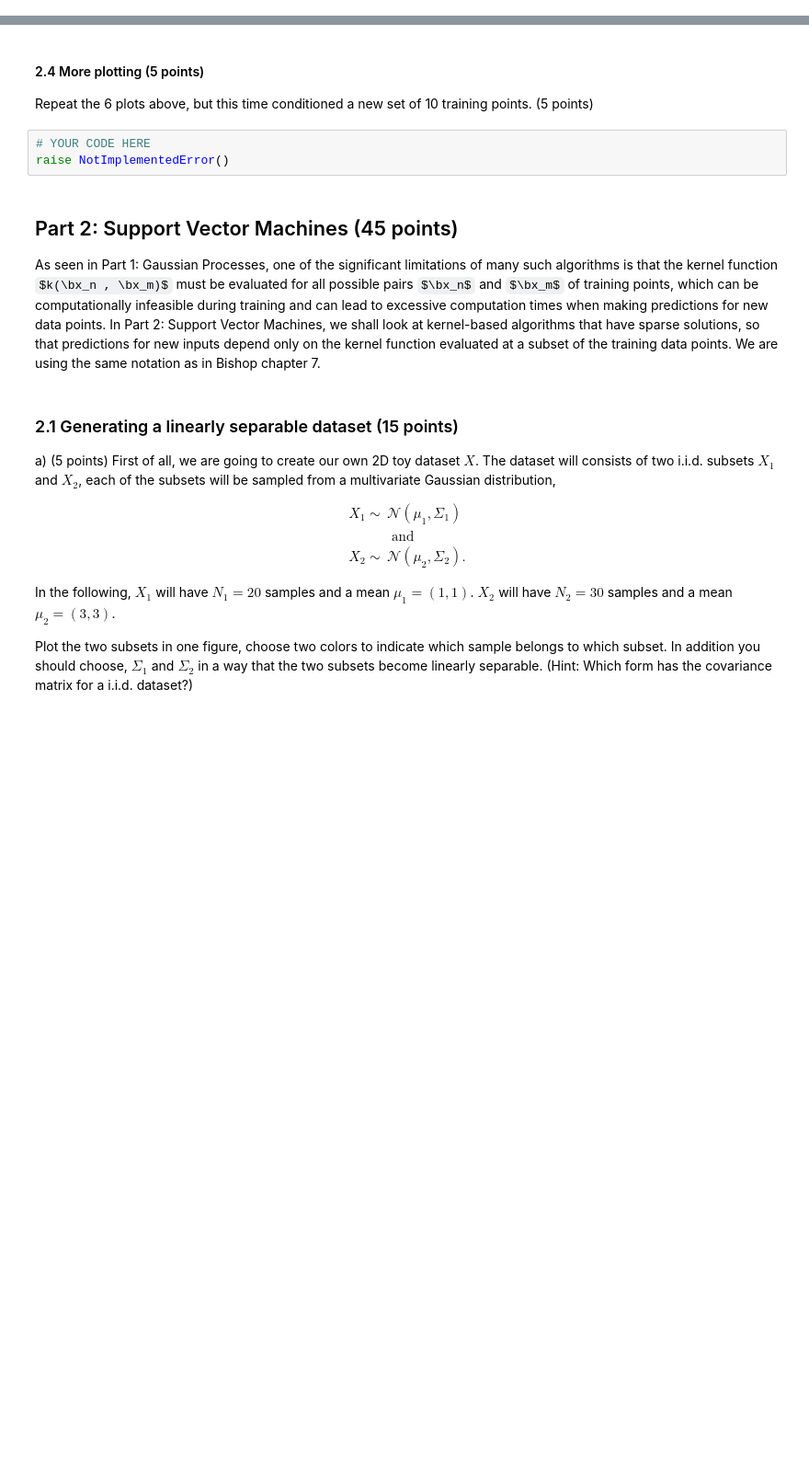
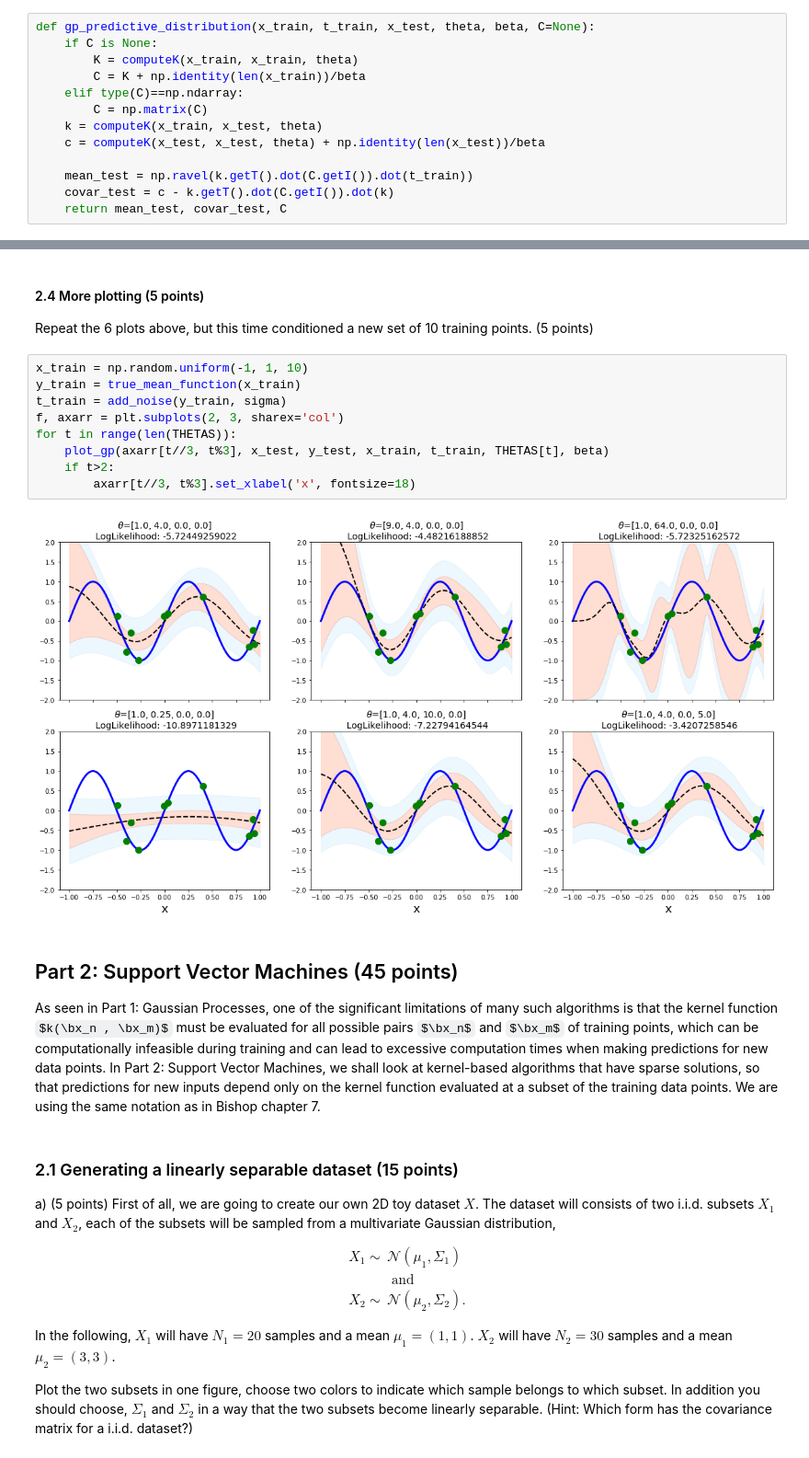
Before and after one commit to AlexWorldD/ML, a Jupyter notebook: 12249564_11656891_lab3.ipynb, the cells around one changed output, grey strips where cells are left out. Shown at 92% size. Saved outputs shown, nothing was run; the diff lists cells and outputs as text; some formulas as TeX source; blank space fills up the shorter version.

```diff
--- a/12249564_11656891_lab3.ipynb
+++ b/12249564_11656891_lab3.ipynb
@@ -235,3 +230,16 @@ def gp_predictive_distribution(x_train, t_train, x_test, theta, beta, C=None):
+# %%
+def gp_predictive_distribution(x_train, t_train, x_test, theta, beta, C=None):
+    if C is None:
+        K = computeK(x_train, x_train, theta)
+        C = K + np.identity(len(x_train))/beta
+    elif type(C)==np.ndarray:
+        C = np.matrix(C)
+    k = computeK(x_train, x_test, theta)
+    c = computeK(x_test, x_test, theta) + np.identity(len(x_test))/beta
+
+    mean_test = np.ravel(k.getT().dot(C.getI()).dot(t_train))
+    covar_test = c - k.getT().dot(C.getI()).dot(k)
+    return mean_test, covar_test, C
 # %%
 ### Test your function
 N = 2
@@ -312,9 +371,17 @@ raise NotImplementedError()
 # %% [markdown]
 #### 2.4 More plotting (5 points)
 Repeat the 6 plots above, but this time conditioned a new set of 10 training points. (5 points)
-# %%
-# YOUR CODE HERE
-raise NotImplementedError()
+# %%
+x_train = np.random.uniform(-1, 1, 10)
+y_train = true_mean_function(x_train)
+t_train = add_noise(y_train, sigma)
+f, axarr = plt.subplots(2, 3, sharex='col')
+for t in range(len(THETAS)):
+    plot_gp(axarr[t//3, t%3], x_test, y_test, x_train, t_train, THETAS[t], beta)
+    if t>2:
+        axarr[t//3, t%3].set_xlabel('x', fontsize=18)
+# %% [output]
+[figure, added]
 # %% [markdown]
 ## Part 2: Support Vector Machines (45 points)
 As seen in Part 1: Gaussian Processes, one of the significant limitations of many such algorithms is that the kernel function $k(\bx_n , \bx_m)$ must be evaluated for all possible pairs $\bx_n$ and $\bx_m$ of training points, which can be computationally infeasible during training and can lead to excessive computation times when making predictions for new data points.
```
Also changed, not shown: parts of 7 cells of this notebook.
